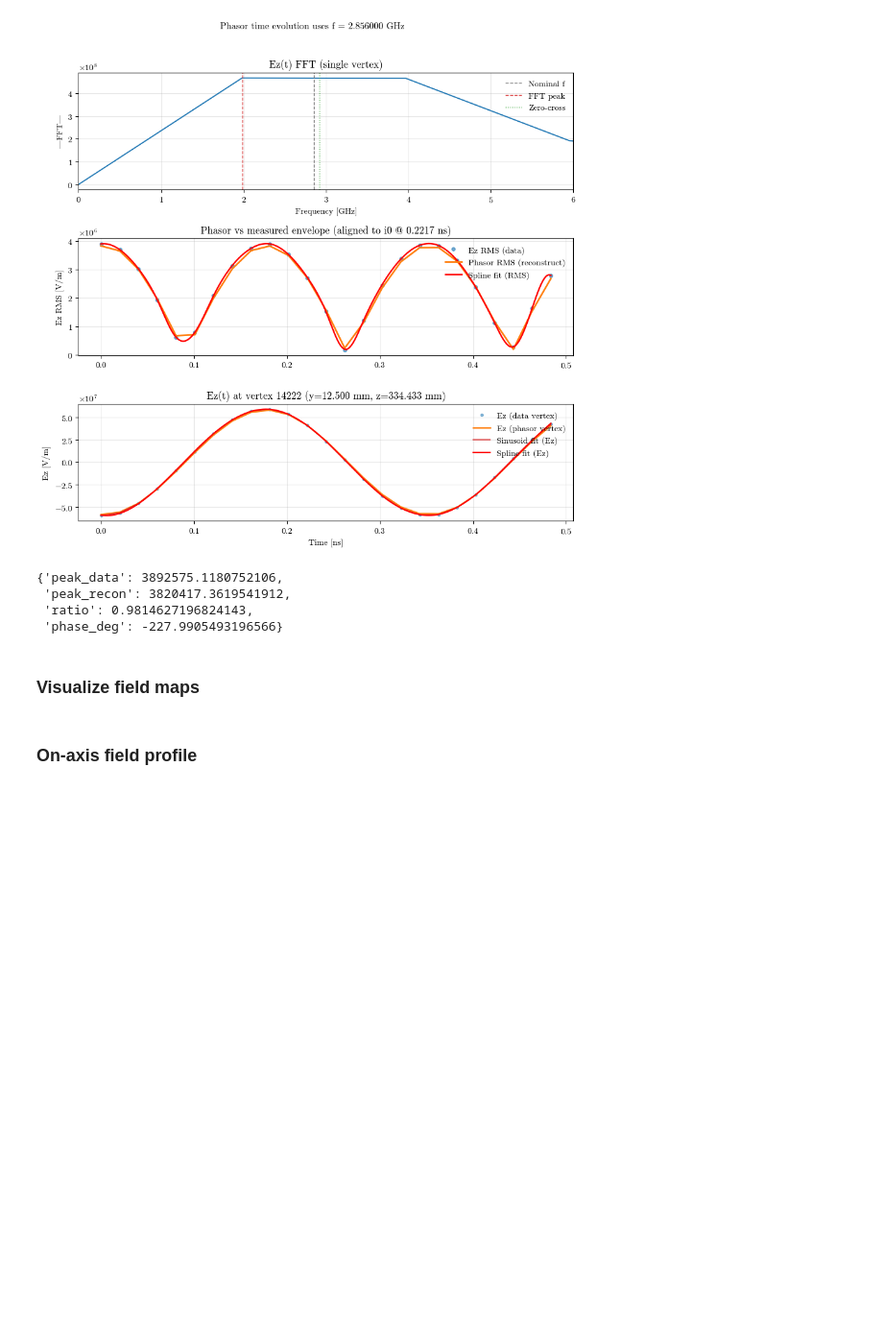
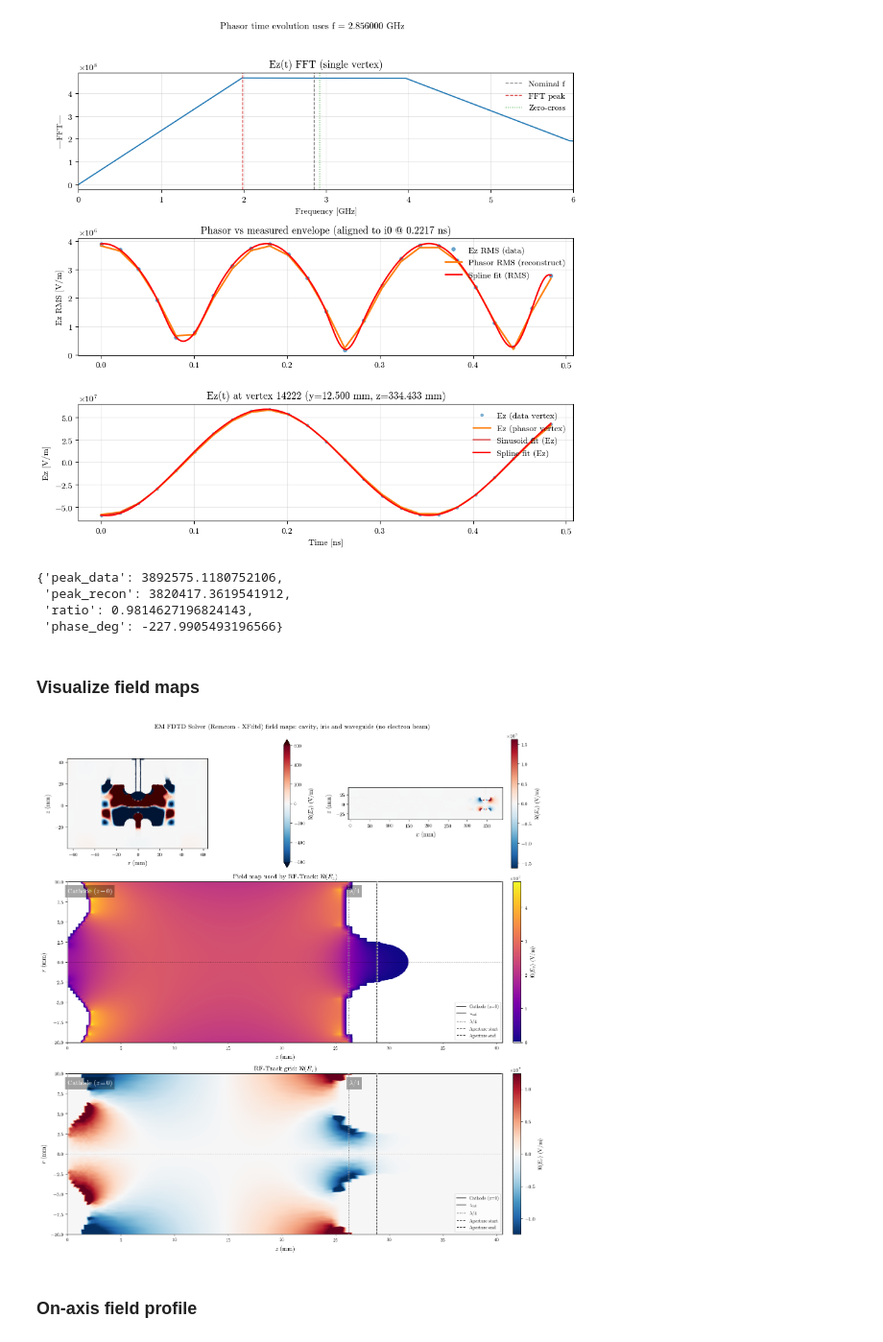
Before and after one commit to Ioniels/RF-TRACK_UH_ThermionicRFgun, a Jupyter notebook: UH_gun_tracking_demo.ipynb, the cells around one changed output. Shown at 96% size. Saved outputs shown, nothing was run; the diff lists cells and outputs as text; code cells hidden in the pictures; blank space fills up the shorter version.

Commit message:
notebook figures

```diff
--- a/UH_gun_tracking_demo.ipynb
+++ b/UH_gun_tracking_demo.ipynb
@@ -83,17 +83,23 @@ LAMBDA_M = c / F_HZ
 XY_FIELDMAP = "field_maps/XYplanarSensorData.mat"
 YZ_FIELDMAP = "field_maps/YZplanarSensorData.mat"
 
-# Geometry (solver coordinates)
+# Geometry (reference cathode position from field map)
 Y_CATHODE_MM = 12.75  # cathode position in solver y-axis
 
-# Field map grid for RF-Track
-# Fast-test settings: coarser grid (DR_UM=8 -> ~half the points in each direction)
+# ---- Solver/meshing finesse tier ----
+
+NOTEBOOK_FINESSE_TIER = "medium"  # "extra_fine", "fine", "medium", "coarse"
+from rf_gun.finesse_presets import finesse_preset_dict
+_FINESSE = finesse_preset_dict(NOTEBOOK_FINESSE_TIER)
+print(f"Finesse tier: {NOTEBOOK_FINESSE_TIER} -> {_FINESSE}")
+
+# Field map grid for RF-Track. dr_um/dz_um are fixed across every tier
 R_MAX_M = 0.01     # radial extent [m]
-DR_UM = 4.0        # radial resolution [um]  (fast-test: 8 um; production: 4 um)
+DR_UM = _FINESSE["dr_um"]        # radial resolution [um] (fixed regardless of tier)
 NR = int(R_MAX_M * 1e6 / DR_UM) + 1
-DZ_UM = 3.25*DR_UM       # scaling aspect ratio
+DZ_UM = _FINESSE["dz_um"]        # axial resolution [um] (fixed regardless of tier)
 EXT_ZMAX = 0.0075  # extra window Ez field extent on the output side
-EXT_ZMIN = -0.000  # extra window used to avoid kernel crash, but now found that optimal at 0.0, strongly influences capture eff (previous value: -0.0035)
+EXT_ZMIN = -0.000  # extra window
 
 Z_MAX = LAMBDA_M / 4 + EXT_ZMAX       # cavity length [m]
 Z_MIN = EXT_ZMIN
@@ -102,5 +108,5 @@ NZ = int((Z_MAX - Z_MIN) * 1e6 / DZ_UM) + 1
 print(f"Cavity: f = {F_HZ/1e9:.4f} GHz | T = {T_NS*1e3:.3f} ps")
 print(f"λ = {LAMBDA_M*1e3:.3f} mm | λ/2 = {LAMBDA_M/2*1e3:.3f} mm | λ/4 = {LAMBDA_M/4*1e3:.3f} mm")
 print(f"Grid: NR = {NR}, NZ = {NZ} | Δr = {DR_UM:.0f} um | Δz = {DZ_UM:.2f} um")
-print("NOTE: fast-test grid (DR_UM=8). For production use DR_UM=4.")
+print("Field-map grid resolution is fixed across finesse tiers.")
 # %% [output]
@@ -604,18 +647,23 @@ Phase and RMS:
 # %%
 # Raw data field maps (XY and YZ) + RF-Track field map
 plot_style = rg.PlotStyleConfig()
-density_cmap = rg.get_default_density_cmap()
 
 with rg.capture_figures(
     "field_maps", FIGURES_DIR,
-    data={"r_grid_m": r_grid, "z_grid_m": z_grid, "Ez_grid_Vm": Ez_grid},
+    data={"r_grid_m": r_grid, "z_grid_m": z_grid, "Ez_grid_Vm": Ez_grid, "Er_grid_Vm": Er_grid},
 ):
     rg.field_maps(
         xy, yz, t_ns, t_crest, r_grid, z_grid, Ez_grid, LAMBDA_M,
+        Er_grid=Er_grid,
+        z_end_m=Z_MAX,
+        aperture_enabled=APERTURE_ENABLED,
+        aperture_start_m=APERTURE_START_M if APERTURE_ENABLED else None,
+        aperture_end_m=APERTURE_END_M if APERTURE_ENABLED else None,
         style=plot_style,
-        show_colorbar=False,
-        density_cmap=density_cmap,
+        show_colorbar=True,
      )
+# %% [output]
+[figure, added]
 # %% [markdown]
 ### On-axis field profile
 # %%
```
Also changed, not shown: parts of 17 cells of this notebook, 15 other files.
